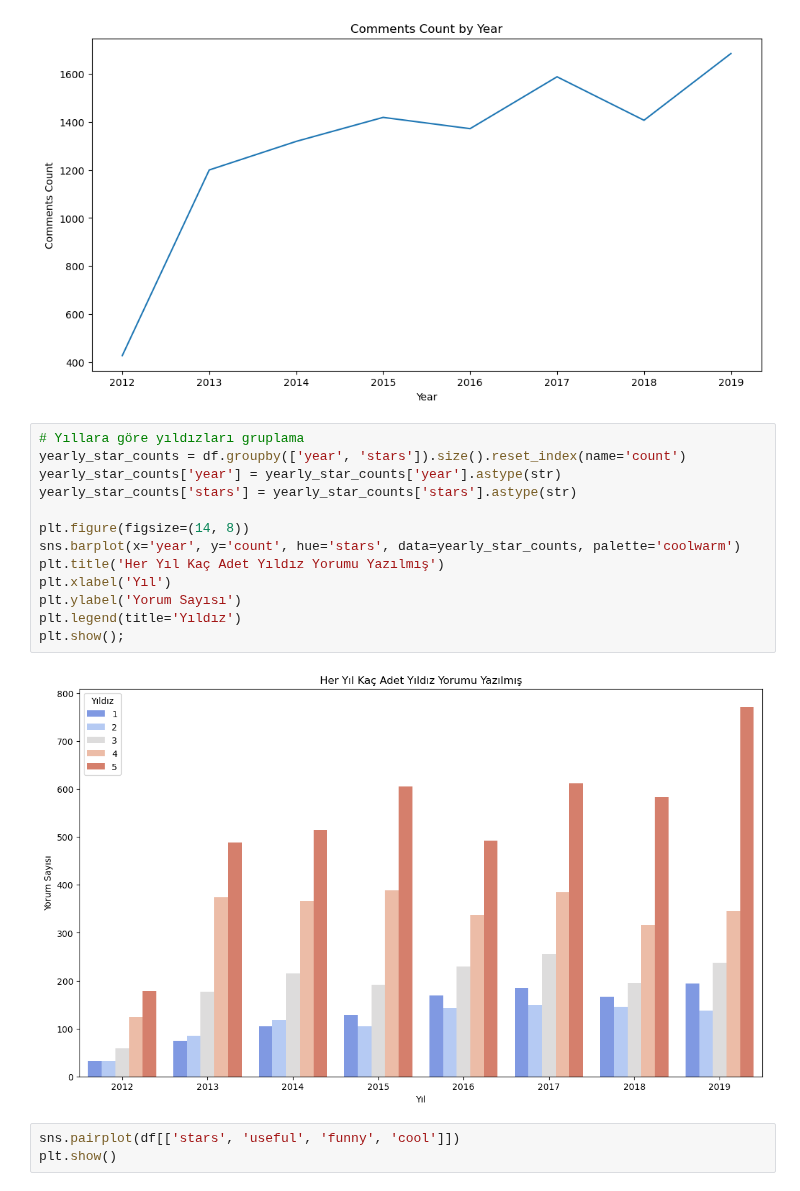
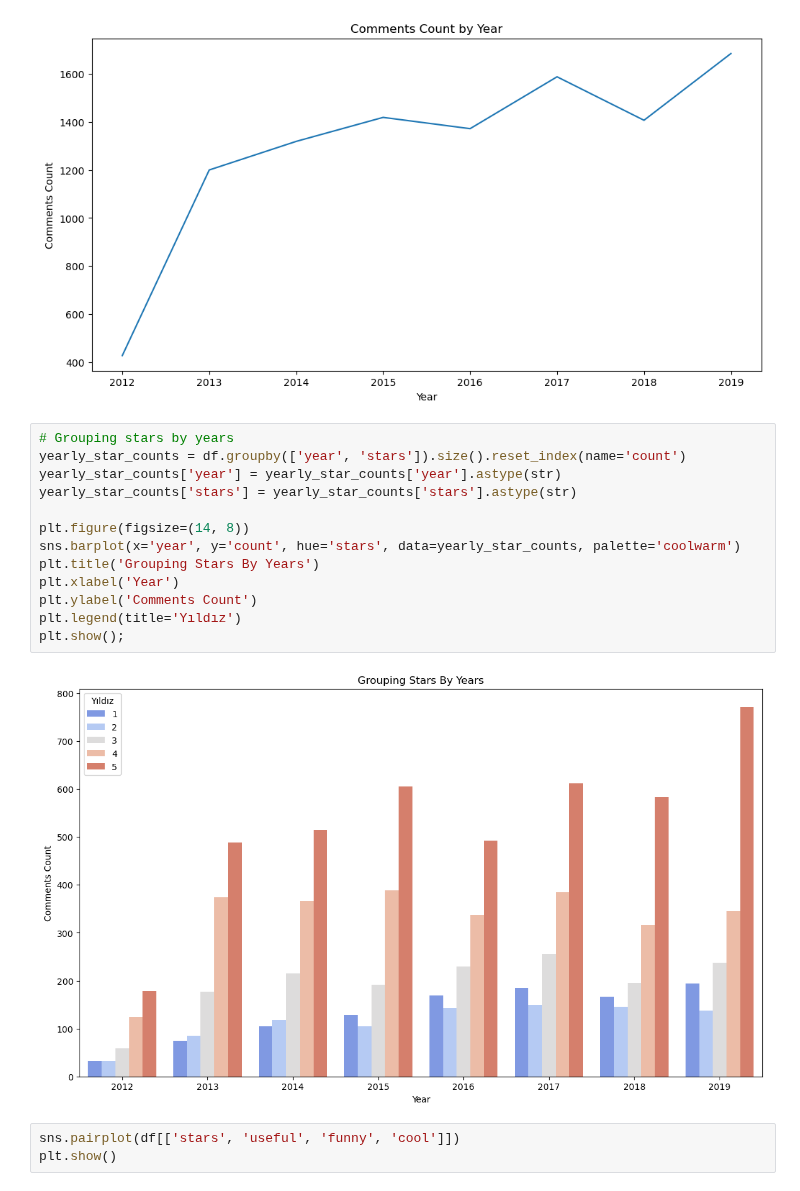
Before and after one commit to zafermesut/ai-crash-course, a Jupyter notebook: Homeworks/NLP-Classification/Restaurant.ipynb, the cells around one changed output. Drawn from its saved outputs; the diff is of its cells as text.

```diff
--- a/Homeworks/NLP-Classification/Restaurant.ipynb
+++ b/Homeworks/NLP-Classification/Restaurant.ipynb
@@ -134,20 +138,20 @@ plt.show()
 # %% [output]
 [figure]
 # %%
-# Yıllara göre yıldızları gruplama
+# Grouping stars by years
 yearly_star_counts = df.groupby(['year', 'stars']).size().reset_index(name='count')
 yearly_star_counts['year'] = yearly_star_counts['year'].astype(str)
 yearly_star_counts['stars'] = yearly_star_counts['stars'].astype(str)
 
 plt.figure(figsize=(14, 8))
 sns.barplot(x='year', y='count', hue='stars', data=yearly_star_counts, palette='coolwarm')
-plt.title('Her Yıl Kaç Adet Yıldız Yorumu Yazılmış')
-plt.xlabel('Yıl')
-plt.ylabel('Yorum Sayısı')
+plt.title('Grouping Stars By Years')
+plt.xlabel('Year')
+plt.ylabel('Comments Count')
 plt.legend(title='Yıldız')
 plt.show();
 # %% [output]
-[figure, old version]
+[figure, new version]
 # %%
 sns.pairplot(df[['stars', 'useful', 'funny', 'cool']])
 plt.show()
```
Also changed, not shown: parts of 11 cells of this notebook.
